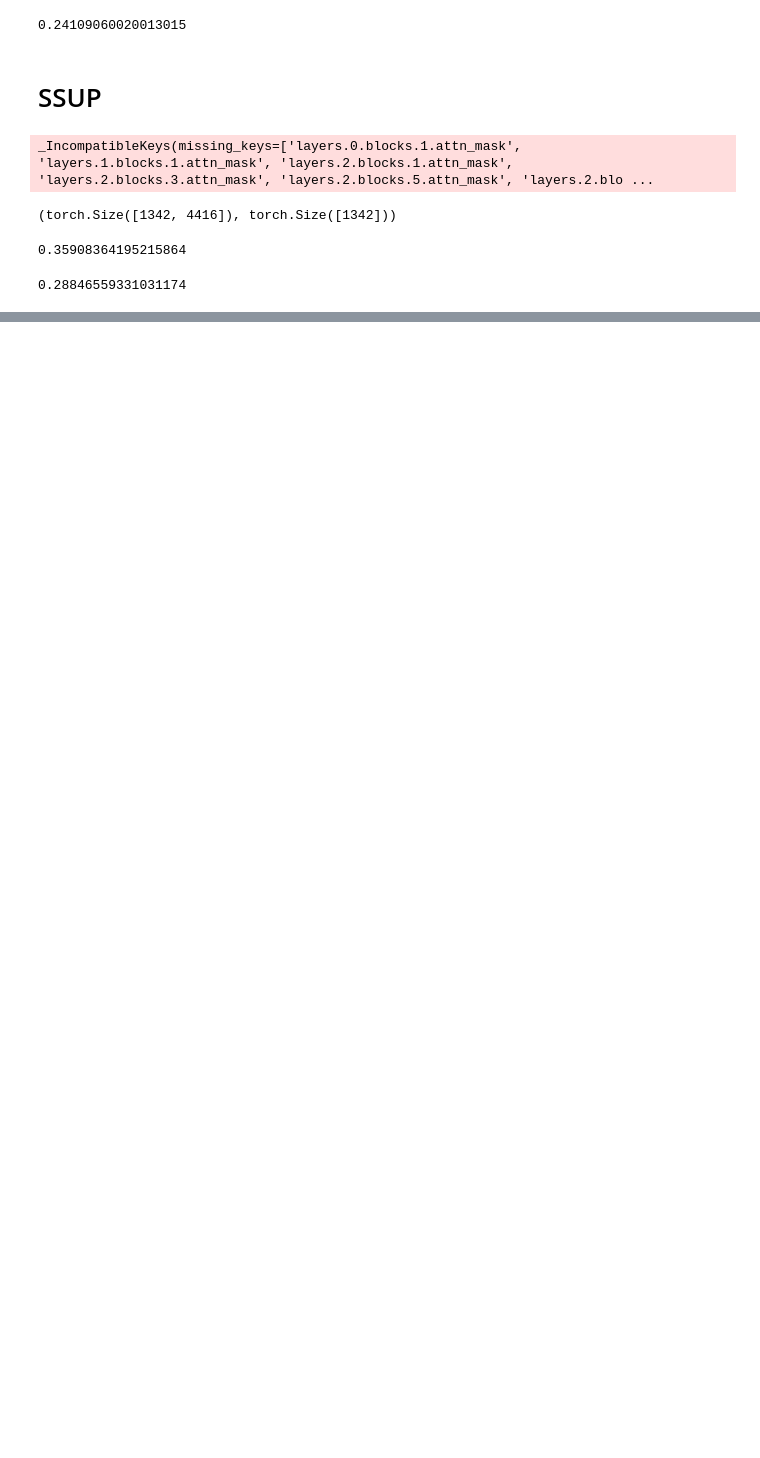
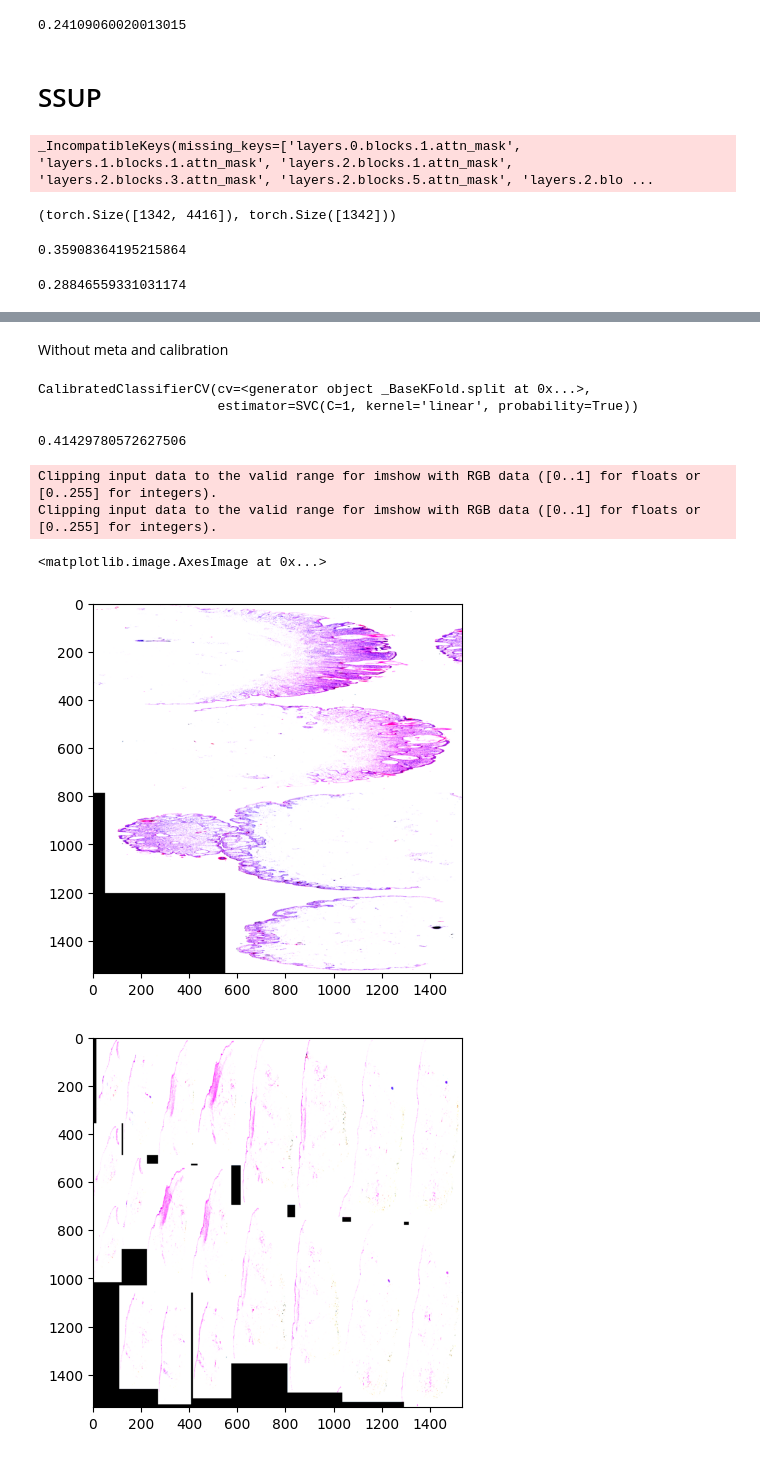
Before and after one commit to mkotyushev/visiomel-2023, a Jupyter notebook: src/notebooks/svm.ipynb, the cells around one changed output, grey strips where cells are left out. Drawn from its saved outputs; the diff is of its cells as text; code cells hidden in the pictures; blank space fills up the shorter version.

```diff
--- a/src/notebooks/svm.ipynb
+++ b/src/notebooks/svm.ipynb
@@ -308,0 +700,22 @@ log_loss(y_all.cpu().numpy(), y_all_pred, eps=1e-16)
+# %%
+datamodule = VisiomelTrainDatamoduleSimMIM(
+    data_dir_train = '/workspace/data/images_page_4/',
+    k = None,
+    fold_index = 0,
+    data_dir_test = None,
+    img_size = 1536,
+    shrink_preview_scale = 8,
+    batch_size = 2,
+    split_seed = 0,
+    num_workers = 8,
+    pin_memory = False,
+    prefetch_factor = None,
+    persistent_workers = False,
+    sampler = None,
+    data_shrinked=False,
+    num_workers_saturated=8,
+    enable_caching=False,
+    train_resize_type='resize',
+)
+datamodule.setup()
+train_dataloader = datamodule.train_dataloader()
@@ -308,0 +781,18 @@ log_loss(y_all.cpu().numpy(), y_all_pred, eps=1e-16)
+# %% [markdown]
+Without meta and calibration
+# %%
+features_train, features_test, y_train, y_test = train_test_split(
+    features_all, y_all, test_size=0.166, random_state=0, stratify=y_all
+)
+kfold = StratifiedKFold(5, shuffle=True, random_state=0)
+clf = svm.SVC(kernel='linear', C=1, probability=True)
+calibrated_clf = CalibratedClassifierCV(clf, method="sigmoid", cv=kfold.split(features_train, y_train))
+calibrated_clf.fit(features_train, y_train)
+# %% [output]
+CalibratedClassifierCV(cv=<generator object _BaseKFold.split at 0x...>,
+                       estimator=SVC(C=1, kernel='linear', probability=True))
+# %%
+y_test_pred = calibrated_clf.predict_proba(features_test)
+print(log_loss(y_test, y_test_pred, eps=1e-16))
+# %% [output]
+0.41429780572627506
@@ -308,0 +801,13 @@ log_loss(y_all.cpu().numpy(), y_all_pred, eps=1e-16)
+# %%
+train_dataloader_iter = iter(train_dataloader)
+x, mask, y = next(train_dataloader_iter)
+# %%
+plt.imshow(x[0].cpu().numpy().transpose(1, 2, 0))
+plt.figure()
+plt.imshow(x[1].cpu().numpy().transpose(1, 2, 0))
+# %% [output]
+Clipping input data to the valid range for imshow with RGB data ([0..1] for floats or [0..255] for integers).
+Clipping input data to the valid range for imshow with RGB data ([0..1] for floats or [0..255] for integers).
+<matplotlib.image.AxesImage at 0x...>
+[figure, added]
+[figure, added]
```
Also changed, not shown: parts of 55 cells of this notebook.
